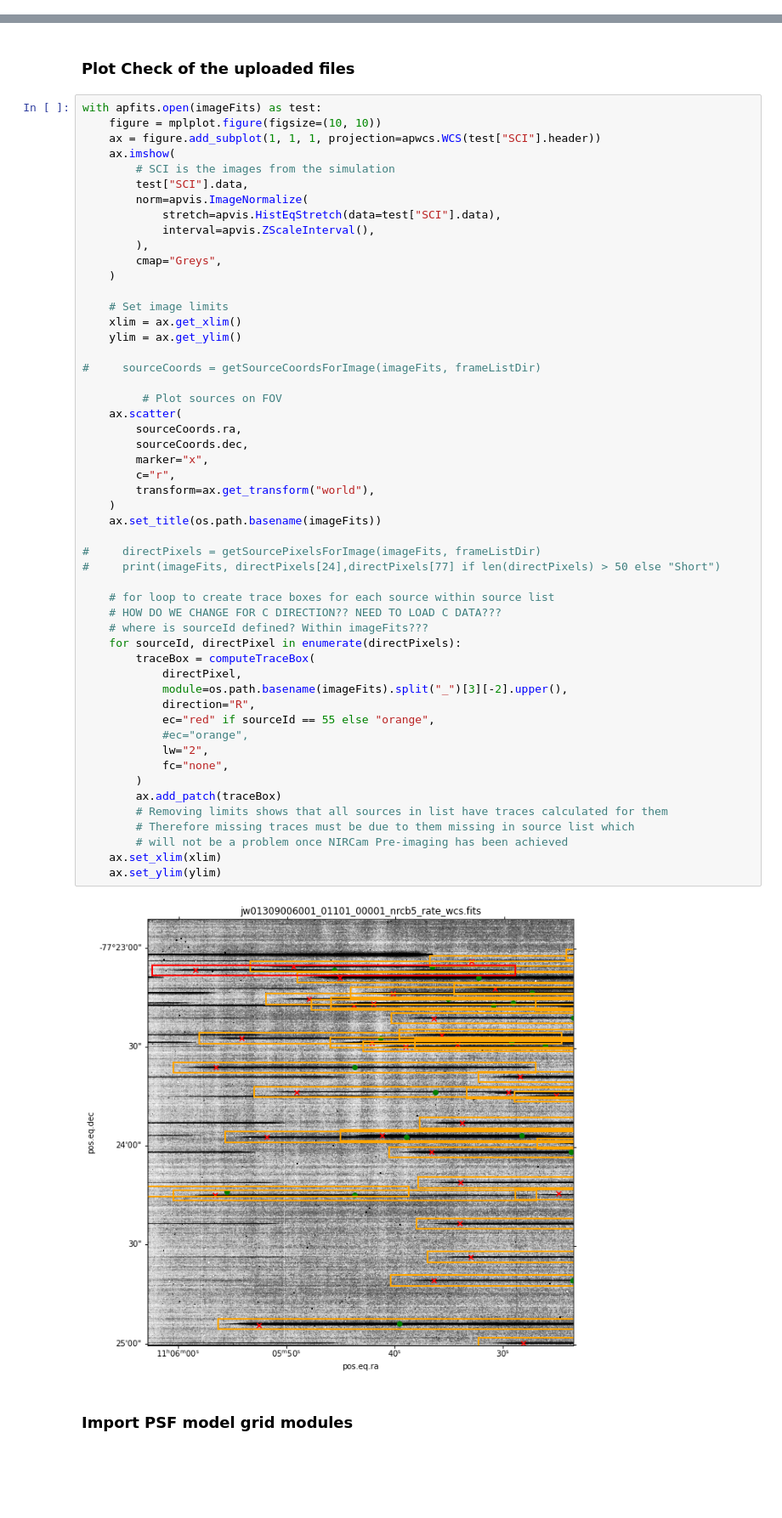
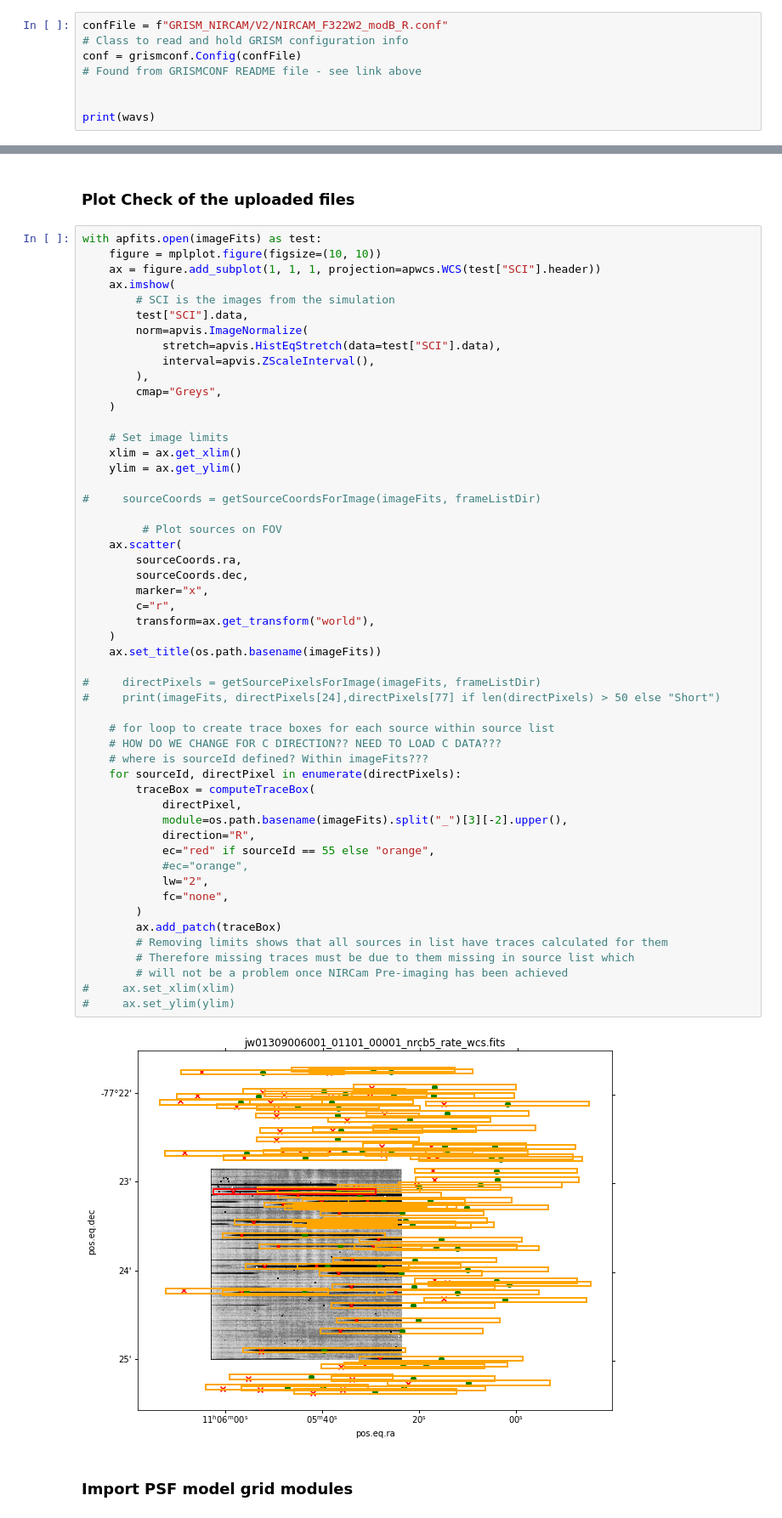
Before and after one commit to ou-astrophysics/NIRCam-WFSS-ERS-Spectral-Extraction, a Jupyter notebook: MultiPSFSetup.ipynb, the cells around one changed output, grey strips where cells are left out. Shown at 85% size. Cells and saved outputs as stored; diff of their text form; blank space fills up the shorter version.

```diff
--- a/MultiPSFSetup.ipynb
+++ b/MultiPSFSetup.ipynb
@@ -101,0 +128,8 @@ def computeTrace(pixels, fac=100, module="A", direction="R", simYDisp=False):
+# %%
+confFile = f"GRISM_NIRCAM/V2/NIRCAM_F322W2_modB_R.conf"
+# Class to read and hold GRISM configuration info
+conf = grismconf.Config(confFile)
+# Found from GRISMCONF README file - see link above
+
+
+print(wavs)
@@ -221,36 +242,36 @@ with apfits.open(imageFits) as test:
     ax.scatter(
         sourceCoords.ra,
         sourceCoords.dec,
         marker="x",
         c="r",
         transform=ax.get_transform("world"),
     )
     ax.set_title(os.path.basename(imageFits))
 
 #     directPixels = getSourcePixelsForImage(imageFits, frameListDir)
 #     print(imageFits, directPixels[24],directPixels[77] if len(directPixels) > 50 else "Short")
 
     # for loop to create trace boxes for each source within source list
     # HOW DO WE CHANGE FOR C DIRECTION?? NEED TO LOAD C DATA???
     # where is sourceId defined? Within imageFits???
     for sourceId, directPixel in enumerate(directPixels):
         traceBox = computeTraceBox(
             directPixel,
             module=os.path.basename(imageFits).split("_")[3][-2].upper(),
             direction="R",
             ec="red" if sourceId == 55 else "orange",
             #ec="orange",
             lw="2",
             fc="none",
         )
         ax.add_patch(traceBox)
         # Removing limits shows that all sources in list have traces calculated for them
         # Therefore missing traces must be due to them missing in source list which
         # will not be a problem once NIRCam Pre-imaging has been achieved
-    ax.set_xlim(xlim)
-    ax.set_ylim(ylim)
+#     ax.set_xlim(xlim)
+#     ax.set_ylim(ylim)
 # %% [output]
-[figure, old version]
+[figure, new version]
 # %% [markdown]
 ### Import PSF model grid modules
 # %%
```
Also changed, not shown: parts of 12 cells of this notebook.
